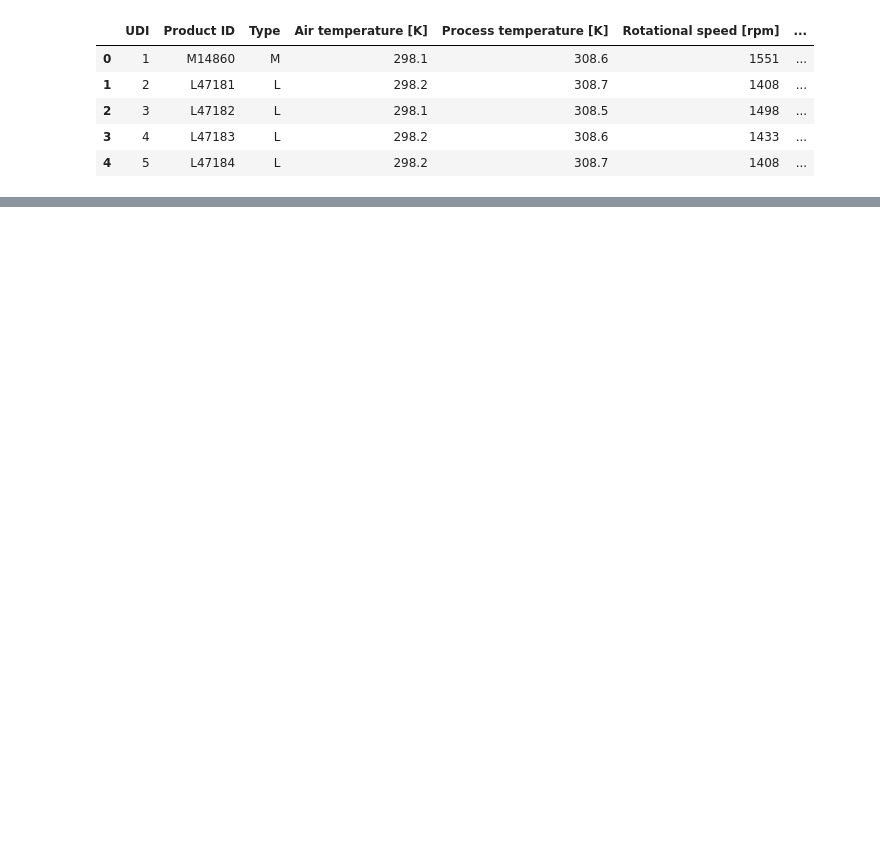
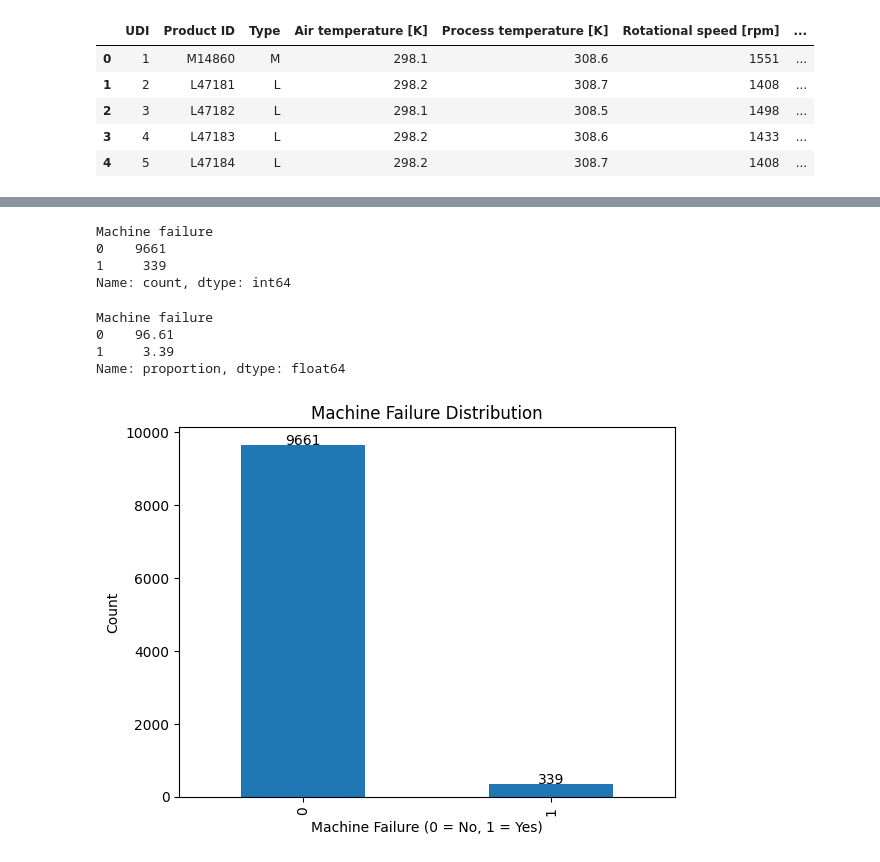
Before and after one commit to GriffingCoding/industrial-failure-prediction, a Jupyter notebook: notebooks/01_eda.ipynb, the cells around one changed output, grey strips where cells are left out. Cells and saved outputs as stored; diff of their text form; code cells hidden in the pictures; blank space fills up the shorter version.

```diff
--- a/notebooks/01_eda.ipynb
+++ b/notebooks/01_eda.ipynb
@@ -56,0 +83,27 @@ None
+# %%
+failure_counts = df["Machine failure"].value_counts()
+failure_percent = df["Machine failure"].value_counts(normalize=True) * 100
+
+display(failure_counts)
+display(failure_percent)
+
+ax = failure_counts.plot(kind="bar")
+
+plt.title("Machine Failure Distribution")
+plt.xlabel("Machine Failure (0 = No, 1 = Yes)")
+plt.ylabel("Count")
+
+for i, v in enumerate(failure_counts):
+    ax.text(i, v + 5, str(v), ha='center')
+
+plt.show()
+# %% [output]
+Machine failure
+0    9661
+1     339
+Name: count, dtype: int64
+Machine failure
+0    96.61
+1     3.39
+Name: proportion, dtype: float64
+[figure, added]
```
Also changed, not shown: parts of 14 cells of this notebook.
